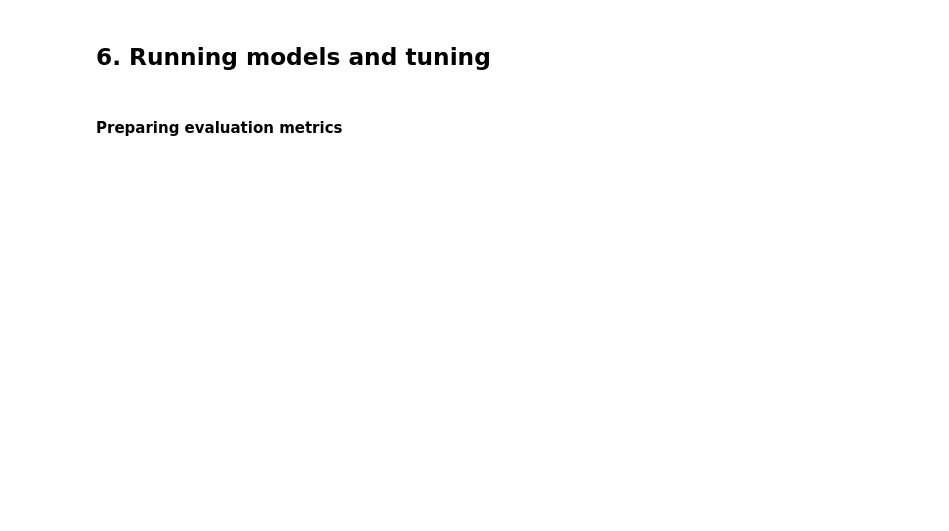
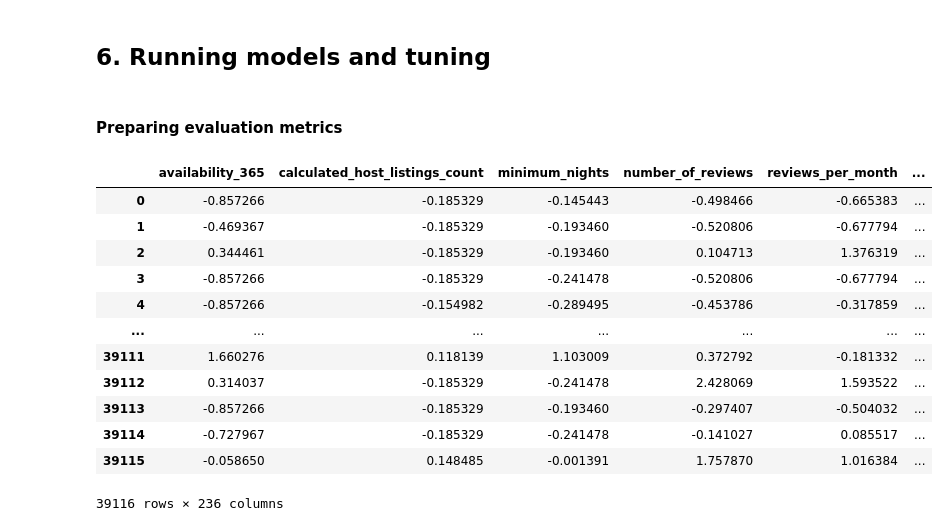
Before and after one commit to JoshRodz027/Airbnb_price_optimization, a Jupyter notebook: EDA.ipynb, the cells around one changed output. Cells and saved outputs as stored; diff of their text form; code cells hidden in the pictures; blank space fills up the shorter version.

```diff
--- a/EDA.ipynb
+++ b/EDA.ipynb
@@ -563,5 +561,5 @@ train_data, test_data = pl.prepare_train_test(df)
 # %% [markdown]
 #### Encoding features
 # %%
-X_train, y_train=pl.transform_train_data(train_data)
-X_test, y_test=pl.transform_test_data(test_data)
+x_train, y_train=pl.transform_train_data(train_data)
+x_test, y_test=pl.transform_test_data(test_data)
@@ -576,0 +587,16 @@ evaluator = ModelEvaluator()
+# %%
+x_train.select_dtypes(exclude=['object'])
+# %% [output]
+|  | availability_365 | calculated_host_listings_count | minimum_nights | number_of_reviews | reviews_per_month | ... |
+| 0 | -0.857266 | -0.185329 | -0.145443 | -0.498466 | -0.665383 | ... |
+| 1 | -0.469367 | -0.185329 | -0.193460 | -0.520806 | -0.677794 | ... |
+| 2 | 0.344461 | -0.185329 | -0.193460 | 0.104713 | 1.376319 | ... |
+| 3 | -0.857266 | -0.185329 | -0.241478 | -0.520806 | -0.677794 | ... |
+| 4 | -0.857266 | -0.154982 | -0.289495 | -0.453786 | -0.317859 | ... |
+| ... | ... | ... | ... | ... | ... | ... |
+| 39111 | 1.660276 | 0.118139 | 1.103009 | 0.372792 | -0.181332 | ... |
+| 39112 | 0.314037 | -0.185329 | -0.241478 | 2.428069 | 1.593522 | ... |
+| 39113 | -0.857266 | -0.185329 | -0.193460 | -0.297407 | -0.504032 | ... |
+| 39114 | -0.727967 | -0.185329 | -0.241478 | -0.141027 | 0.085517 | ... |
+| 39115 | -0.058650 | 0.148485 | -0.001391 | 1.757870 | 1.016384 | ... |
+39116 rows × 236 columns
```
Also changed, not shown: parts of 24 cells of this notebook, 4 other files.
